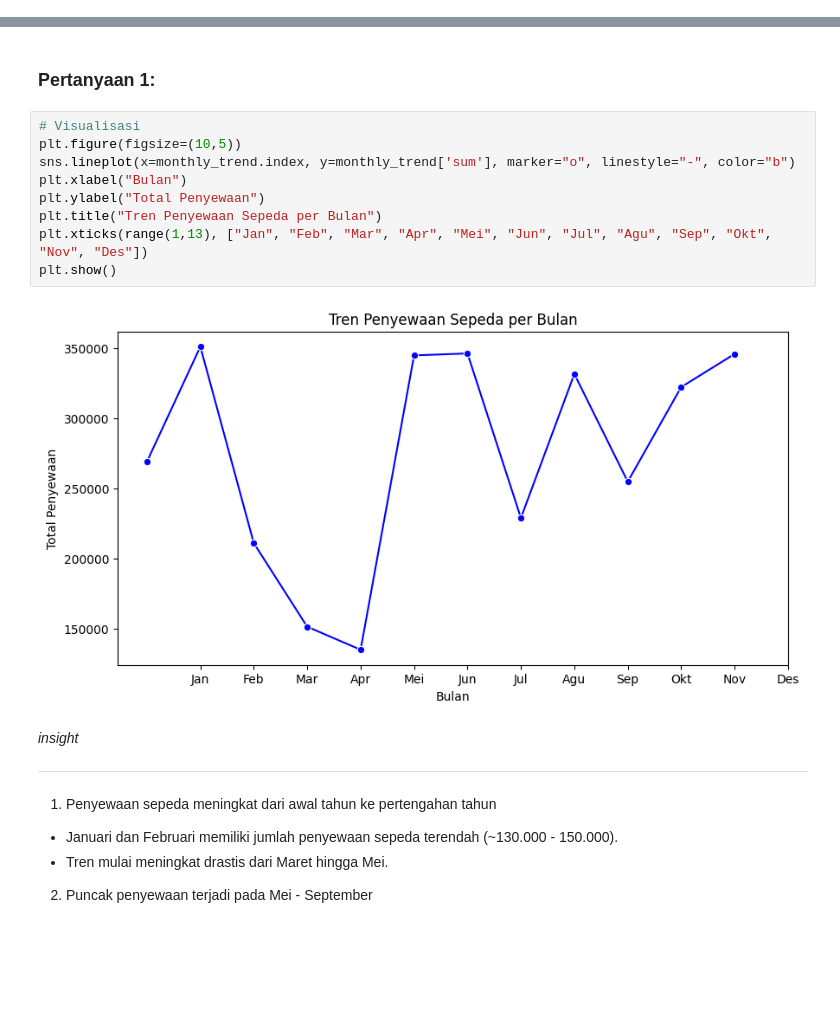
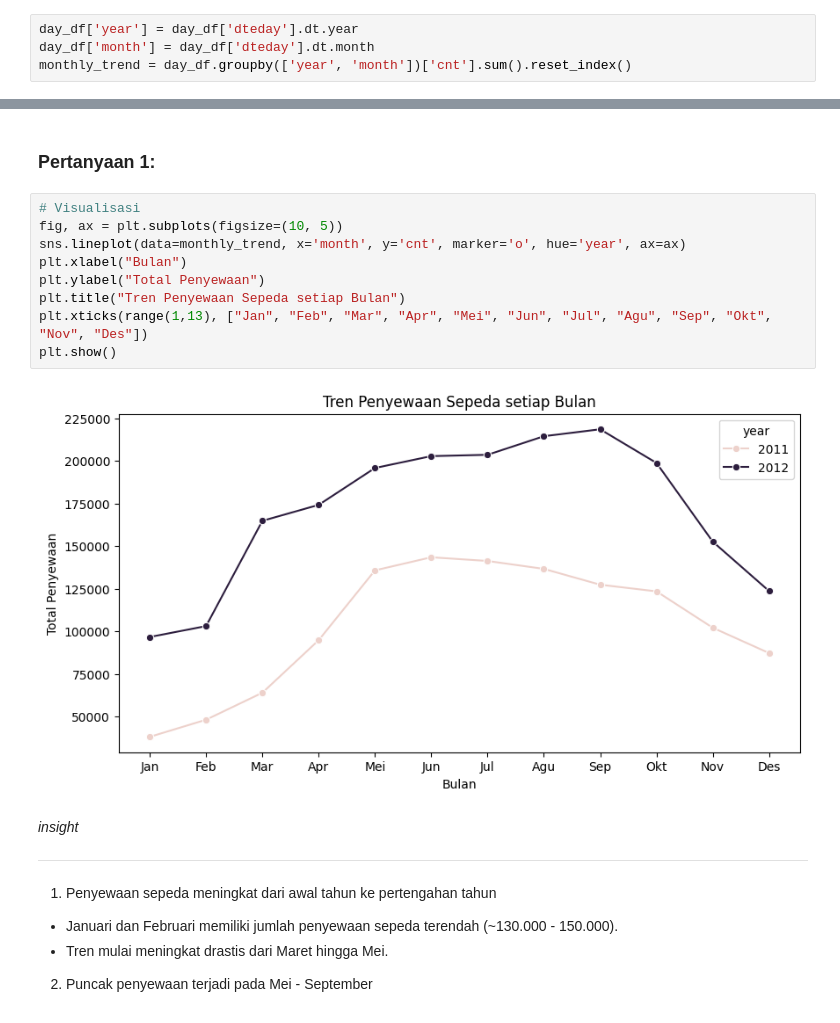
Before and after one commit to FadhlanDza1/Analysis-Data_-biker-Sharing_dicoding, a Jupyter notebook: Proyek_Analisis_Data.ipynb, the cells around one changed output, grey strips where cells are left out. Drawn from its saved outputs; the diff is of its cells as text; blank space fills up the shorter version.

```diff
--- a/Proyek_Analisis_Data.ipynb
+++ b/Proyek_Analisis_Data.ipynb
@@ -266,3 +243,7 @@ monthly_trend
+# %%
+day_df['year'] = day_df['dteday'].dt.year
+day_df['month'] = day_df['dteday'].dt.month
+monthly_trend = day_df.groupby(['year', 'month'])['cnt'].sum().reset_index()
 # %% [markdown]
 ***Insight :***
 1. Puncak penyewaan terjadi pada bulan Juni - September, dengan bulan September mencatat total penyewaan tertinggi (349.591 penyewaan).
@@ -336,15 +317,15 @@ weather_trend
 ### Pertanyaan 1:
 # %%
 # Visualisasi
-plt.figure(figsize=(10,5))
-sns.lineplot(x=monthly_trend.index, y=monthly_trend['sum'], marker="o", linestyle="-", color="b")
+fig, ax = plt.subplots(figsize=(10, 5))
+sns.lineplot(data=monthly_trend, x='month', y='cnt', marker='o', hue='year', ax=ax)
 plt.xlabel("Bulan")
 plt.ylabel("Total Penyewaan")
-plt.title("Tren Penyewaan Sepeda per Bulan")
+plt.title("Tren Penyewaan Sepeda setiap Bulan")
 plt.xticks(range(1,13), ["Jan", "Feb", "Mar", "Apr", "Mei", "Jun", "Jul", "Agu", "Sep", "Okt", "Nov", "Des"])
 plt.show()
 # %% [output]
-[figure, old version]
+[figure, new version]
 # %% [markdown]
 *insight*
 
```
Also changed, not shown: parts of 3 cells of this notebook, 2 other files.
